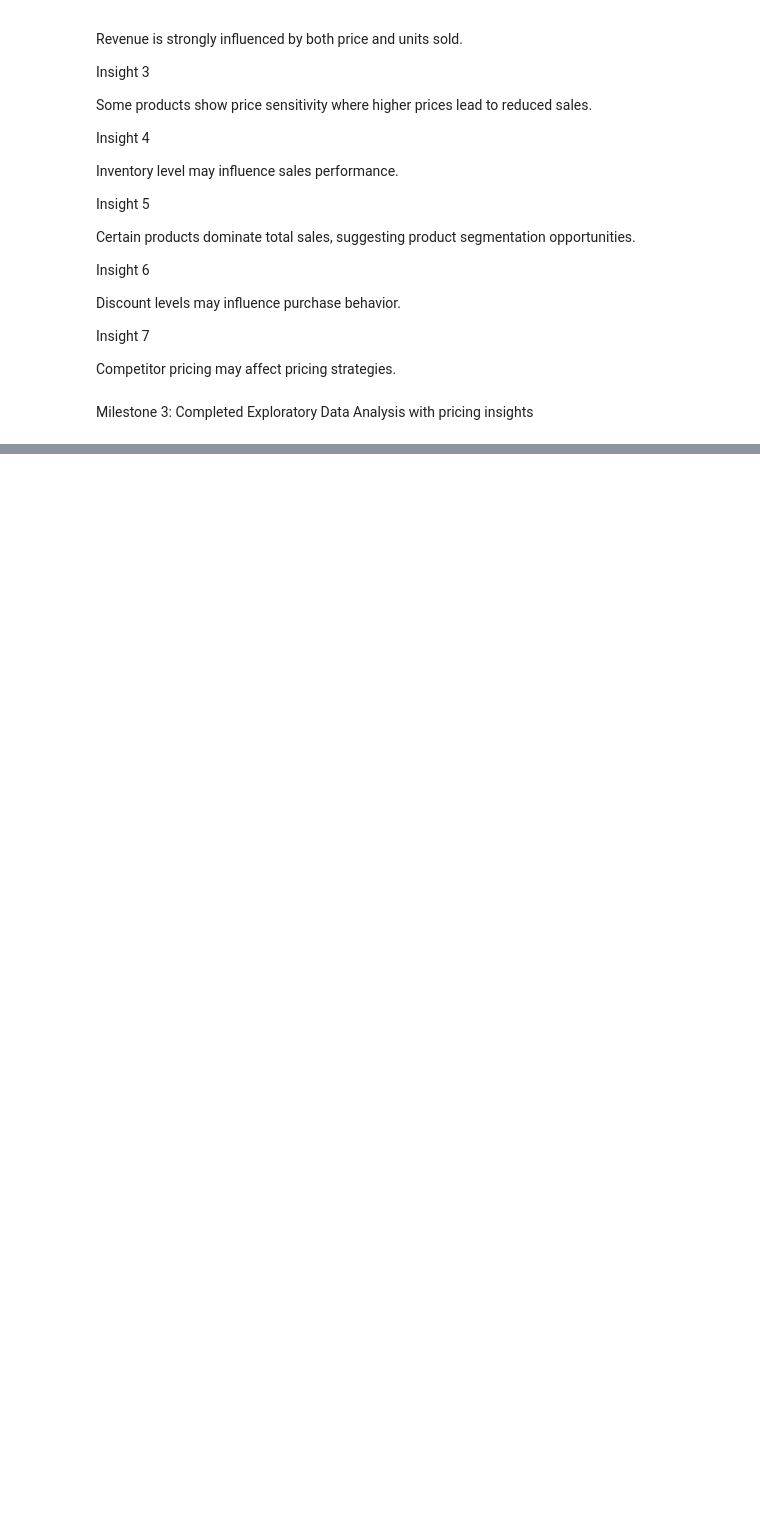
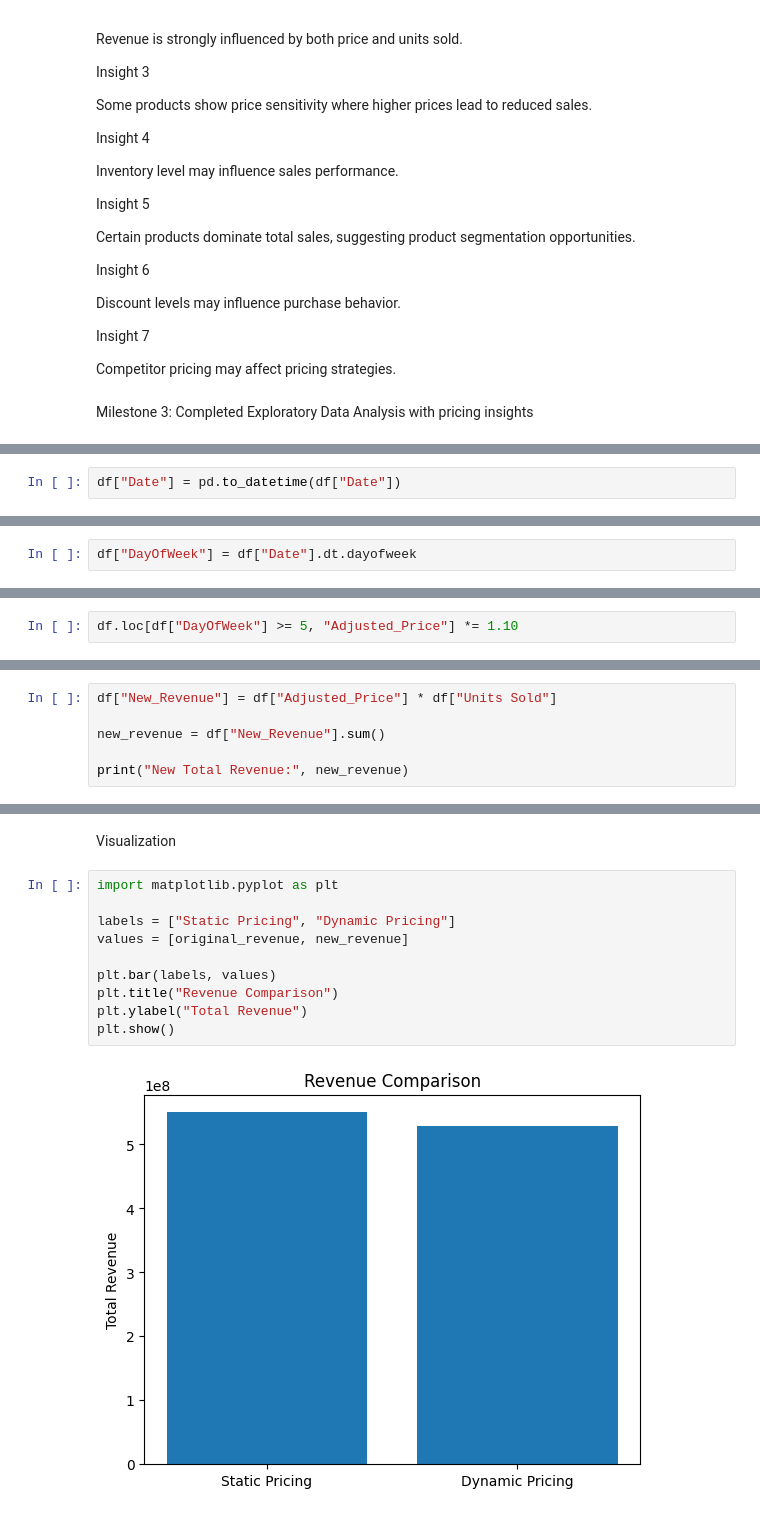
Before and after one commit to Aswinpb/AI_Price_Optima, a Jupyter notebook: notebooks/aswin_eda.ipynb, the cells around one changed output, grey strips where cells are left out. Saved outputs shown, nothing was run; the diff lists cells and outputs as text; blank space fills up the shorter version.

Commit message:
Milestone 4: Baseline Pricing Engine implemented

```diff
--- a/notebooks/aswin_eda.ipynb
+++ b/notebooks/aswin_eda.ipynb
@@ -268,0 +316,2 @@ Milestone 3: Completed Exploratory Data Analysis with pricing insights
+# %%
+df["Date"] = pd.to_datetime(df["Date"])
@@ -268,0 +320,2 @@ Milestone 3: Completed Exploratory Data Analysis with pricing insights
+# %%
+df["DayOfWeek"] = df["Date"].dt.dayofweek
@@ -268,0 +324,2 @@ Milestone 3: Completed Exploratory Data Analysis with pricing insights
+# %%
+df.loc[df["DayOfWeek"] >= 5, "Adjusted_Price"] *= 1.10
@@ -268,0 +328,6 @@ Milestone 3: Completed Exploratory Data Analysis with pricing insights
+# %%
+df["New_Revenue"] = df["Adjusted_Price"] * df["Units Sold"]
+
+new_revenue = df["New_Revenue"].sum()
+
+print("New Total Revenue:", new_revenue)
@@ -268,0 +358,14 @@ Milestone 3: Completed Exploratory Data Analysis with pricing insights
+# %% [markdown]
+Visualization
+# %%
+import matplotlib.pyplot as plt
+
+labels = ["Static Pricing", "Dynamic Pricing"]
+values = [original_revenue, new_revenue]
+
+plt.bar(labels, values)
+plt.title("Revenue Comparison")
+plt.ylabel("Total Revenue")
+plt.show()
+# %% [output]
+[figure, added]
```
Also changed, not shown: parts of 32 cells of this notebook.
